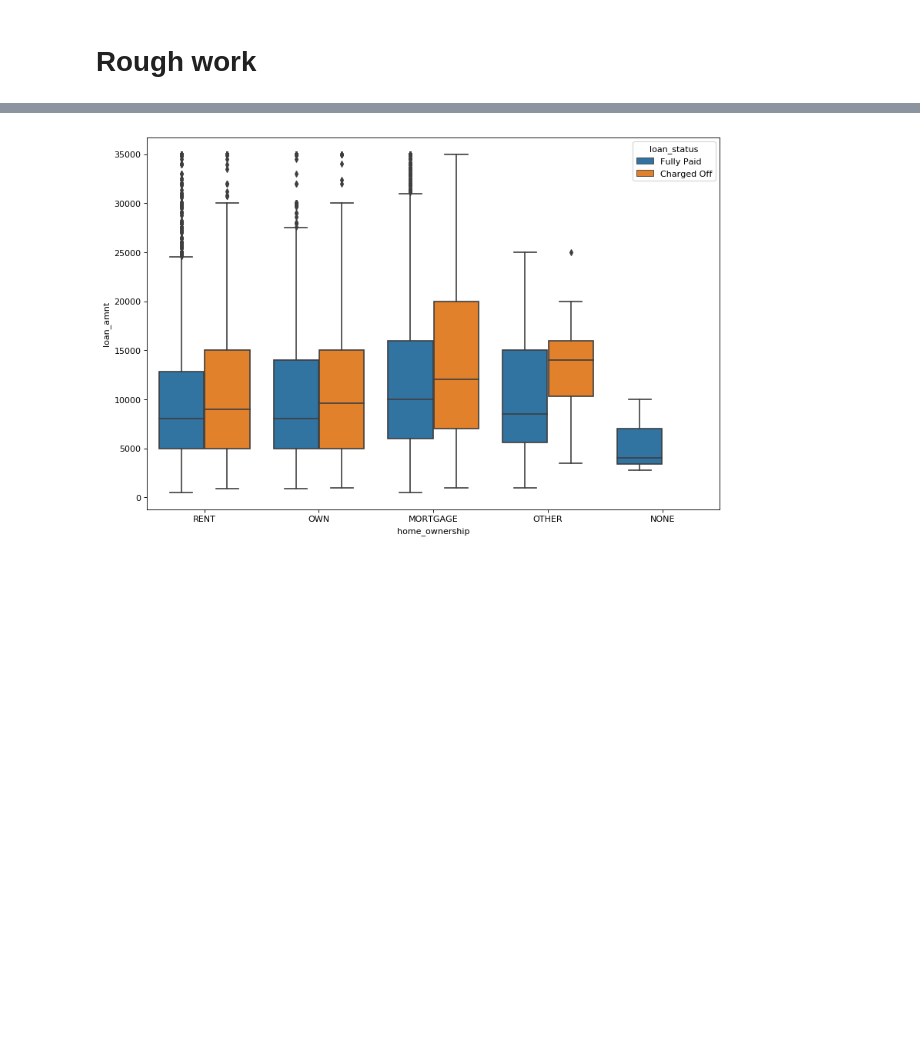
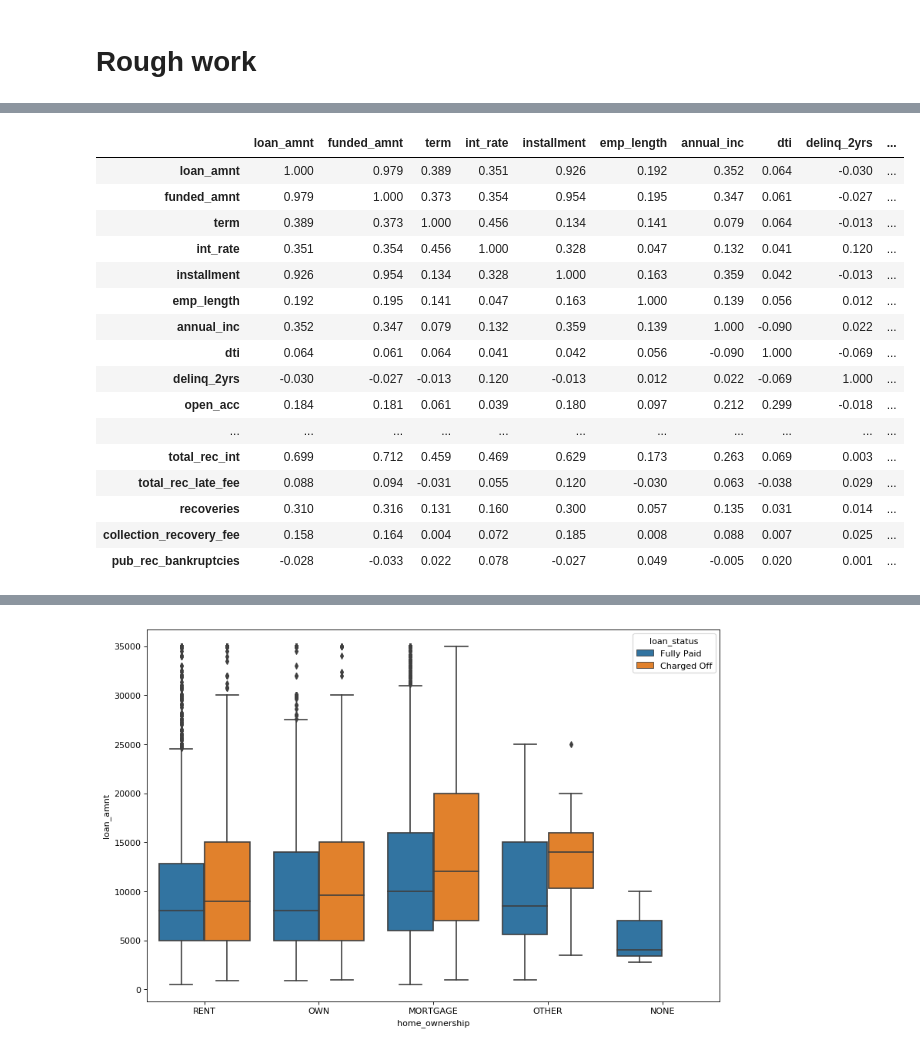
Before and after one commit to arpitjoshi/case-study-2, a Jupyter notebook: notebook.ipynb, the cells around one changed output, grey strips where cells are left out. Saved outputs shown, nothing was run; the diff lists cells and outputs as text; code cells hidden in the pictures; blank space fills up the shorter version.

```diff
--- a/notebook.ipynb
+++ b/notebook.ipynb
@@ -385,0 +410,21 @@ plt.show()
+# %%
+cor = pair_test_df[pair_test_df.loan_status=='Charged Off'].corr()
+round(cor, 3)
+# %% [output]
+|  | loan_amnt | funded_amnt | term | int_rate | installment | emp_length | annual_inc | dti | delinq_2yrs | ... |
+| loan_amnt | 1.000 | 0.979 | 0.389 | 0.351 | 0.926 | 0.192 | 0.352 | 0.064 | -0.030 | ... |
+| funded_amnt | 0.979 | 1.000 | 0.373 | 0.354 | 0.954 | 0.195 | 0.347 | 0.061 | -0.027 | ... |
+| term | 0.389 | 0.373 | 1.000 | 0.456 | 0.134 | 0.141 | 0.079 | 0.064 | -0.013 | ... |
+| int_rate | 0.351 | 0.354 | 0.456 | 1.000 | 0.328 | 0.047 | 0.132 | 0.041 | 0.120 | ... |
+| installment | 0.926 | 0.954 | 0.134 | 0.328 | 1.000 | 0.163 | 0.359 | 0.042 | -0.013 | ... |
+| emp_length | 0.192 | 0.195 | 0.141 | 0.047 | 0.163 | 1.000 | 0.139 | 0.056 | 0.012 | ... |
+| annual_inc | 0.352 | 0.347 | 0.079 | 0.132 | 0.359 | 0.139 | 1.000 | -0.090 | 0.022 | ... |
+| dti | 0.064 | 0.061 | 0.064 | 0.041 | 0.042 | 0.056 | -0.090 | 1.000 | -0.069 | ... |
+| delinq_2yrs | -0.030 | -0.027 | -0.013 | 0.120 | -0.013 | 0.012 | 0.022 | -0.069 | 1.000 | ... |
+| open_acc | 0.184 | 0.181 | 0.061 | 0.039 | 0.180 | 0.097 | 0.212 | 0.299 | -0.018 | ... |
+| ... | ... | ... | ... | ... | ... | ... | ... | ... | ... | ... |
+| total_rec_int | 0.699 | 0.712 | 0.459 | 0.469 | 0.629 | 0.173 | 0.263 | 0.069 | 0.003 | ... |
+| total_rec_late_fee | 0.088 | 0.094 | -0.031 | 0.055 | 0.120 | -0.030 | 0.063 | -0.038 | 0.029 | ... |
+| recoveries | 0.310 | 0.316 | 0.131 | 0.160 | 0.300 | 0.057 | 0.135 | 0.031 | 0.014 | ... |
+| collection_recovery_fee | 0.158 | 0.164 | 0.004 | 0.072 | 0.185 | 0.008 | 0.088 | 0.007 | 0.025 | ... |
+| pub_rec_bankruptcies | -0.028 | -0.033 | 0.022 | 0.078 | -0.027 | 0.049 | -0.005 | 0.020 | 0.001 | ... |
```
Also changed, not shown: parts of 4 cells of this notebook.
